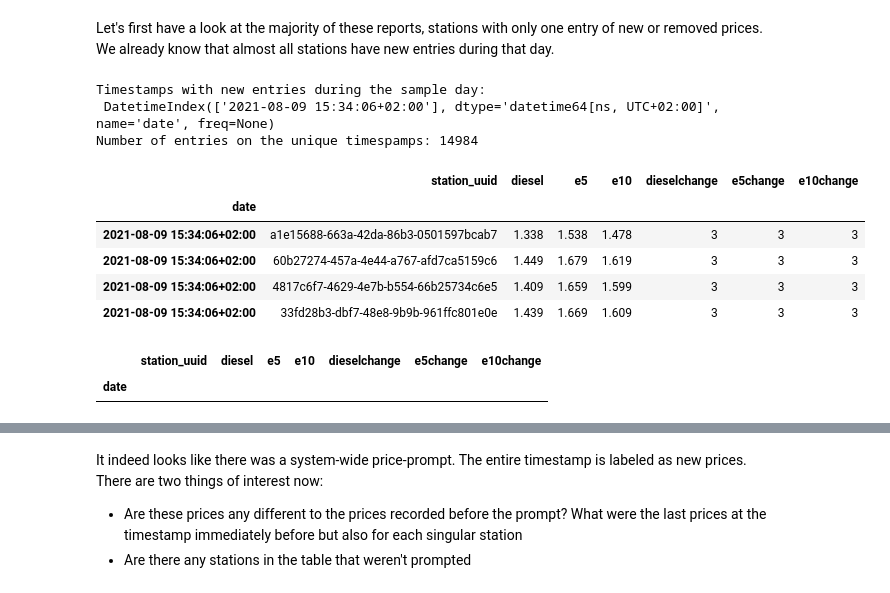
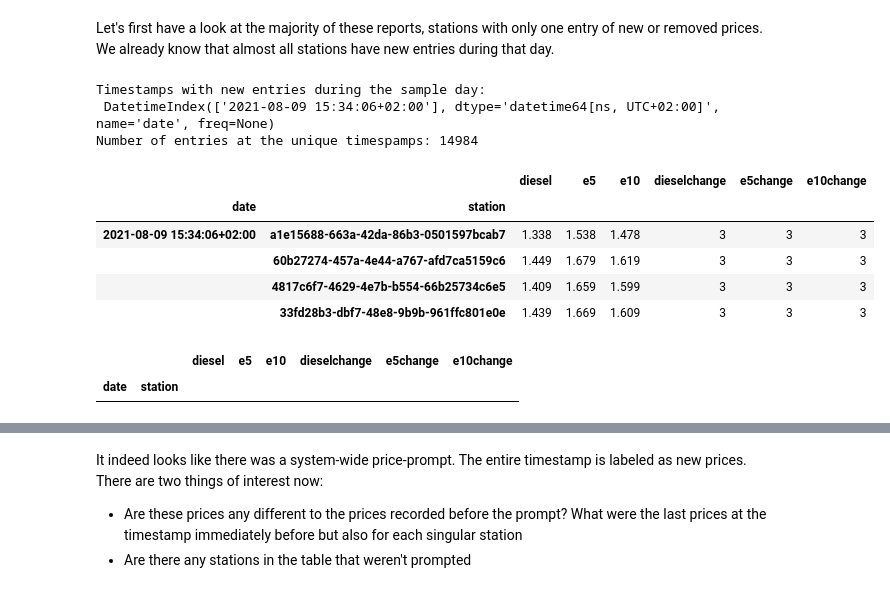
Before and after one commit to petrol-price-predictor/jurassic-juice-juggler, a Jupyter notebook: eda_prices.ipynb, the cells around one changed output, grey strips where cells are left out. Cells and saved outputs as stored; diff of their text form; code cells hidden in the pictures.

Commit message:
prices eda for missing reports and mass prompts

```diff
--- a/eda_prices.ipynb
+++ b/eda_prices.ipynb
@@ -78,7 +78,7 @@ The last point is a potential source of corrupted data, which is why we investig
 ### Price withdrawals and new prices
 # %%
 # Transforming the 'date' column into datetime and setting it as index
-prices_sample = process.set_datetime_index(prices_sample)
+prices_sample = process.set_panel_index(prices_sample, individual='station_uuid', names=['date','station'])
 
 # Since we have very irregular timestamps and duplicate timestamp indices, a series of unique timestamps will also be handy
 timestamps = process.get_unique_timestamps(prices_sample)
@@ -145,26 +153,26 @@ Let's first have a look at the majority of these reports, stations with only one
 # %%
 # All stations which have only 1 entry with new or removed prices, a list of their timestamps and the slice of the original price table at these particular timestamps
-rn = remove_new[~remove_new.station_uuid.duplicated(False) == True]
-rn_timestamps = rn.index.unique()
+rn = remove_new[~remove_new.index.get_level_values('station').duplicated(False) == True]
+rn_timestamps = rn.index.get_level_values('date').unique()
 rn_df = prices_sample.loc[rn_timestamps]
 
 
 # Oddly, these all happen at the exact same moment
 print(f'Timestamps with new entries during the sample day:\n {rn_timestamps}')
-print(f'Number of entries on the unique timespamps: {len(rn_df)}')
+print(f'Number of entries at the unique timespamps: {len(rn_df)}')
 display(pd.concat([rn.head(2),rn.tail(2)]))
 
 # And just to doublecheck, lets look if any of the entries on these particular timestamps are 'regular', i.e. have 1 or 0 entries
 display(rn_df.query('~(dieselchange in [2,3] or e5change in [2,3] or e10change in [2,3])'))
 # %% [output]
 Timestamps with new entries during the sample day:
  DatetimeIndex(['2021-08-09 15:34:06+02:00'], dtype='datetime64[ns, UTC+02:00]', name='date', freq=None)
-Number of entries on the unique timespamps: 14984
+Number of entries at the unique timespamps: 14984
-|  | station_uuid | diesel | e5 | e10 | dieselchange | e5change | e10change |
-| date |  |  |  |  |  |  |  |
+|  |  | diesel | e5 | e10 | dieselchange | e5change | e10change |
+| date | station |  |  |  |  |  |  |
 | 2021-08-09 15:34:06+02:00 | a1e15688-663a-42da-86b3-0501597bcab7 | 1.338 | 1.538 | 1.478 | 3 | 3 | 3 |
-| 2021-08-09 15:34:06+02:00 | 60b27274-457a-4e44-a767-afd7ca5159c6 | 1.449 | 1.679 | 1.619 | 3 | 3 | 3 |
-| 2021-08-09 15:34:06+02:00 | 4817c6f7-4629-4e7b-b554-66b25734c6e5 | 1.409 | 1.659 | 1.599 | 3 | 3 | 3 |
-| 2021-08-09 15:34:06+02:00 | 33fd28b3-dbf7-48e8-9b9b-961ffc801e0e | 1.439 | 1.669 | 1.609 | 3 | 3 | 3 |
+|  | 60b27274-457a-4e44-a767-afd7ca5159c6 | 1.449 | 1.679 | 1.619 | 3 | 3 | 3 |
+|  | 4817c6f7-4629-4e7b-b554-66b25734c6e5 | 1.409 | 1.659 | 1.599 | 3 | 3 | 3 |
+|  | 33fd28b3-dbf7-48e8-9b9b-961ffc801e0e | 1.439 | 1.669 | 1.609 | 3 | 3 | 3 |
-|  | station_uuid | diesel | e5 | e10 | dieselchange | e5change | e10change |
-| date |  |  |  |  |  |  |  |
+|  |  | diesel | e5 | e10 | dieselchange | e5change | e10change |
+| date | station |  |  |  |  |  |  |
```
Also changed, not shown: parts of 14 cells of this notebook, 1 other file.
